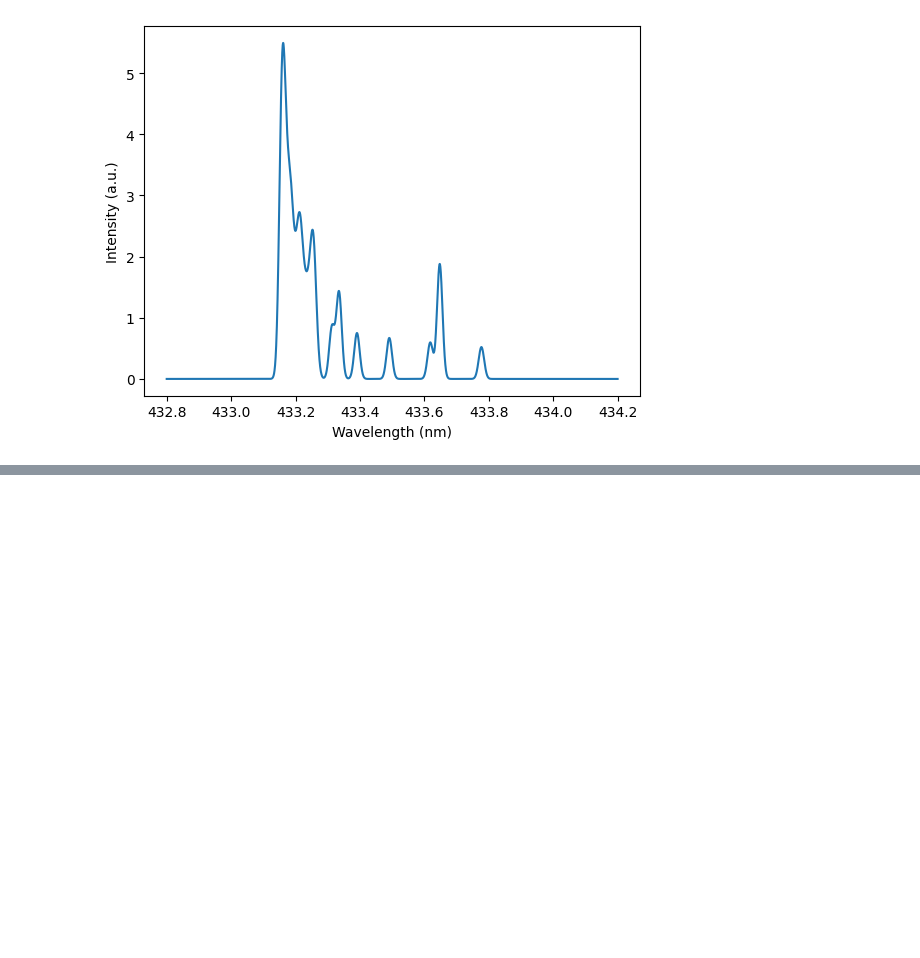
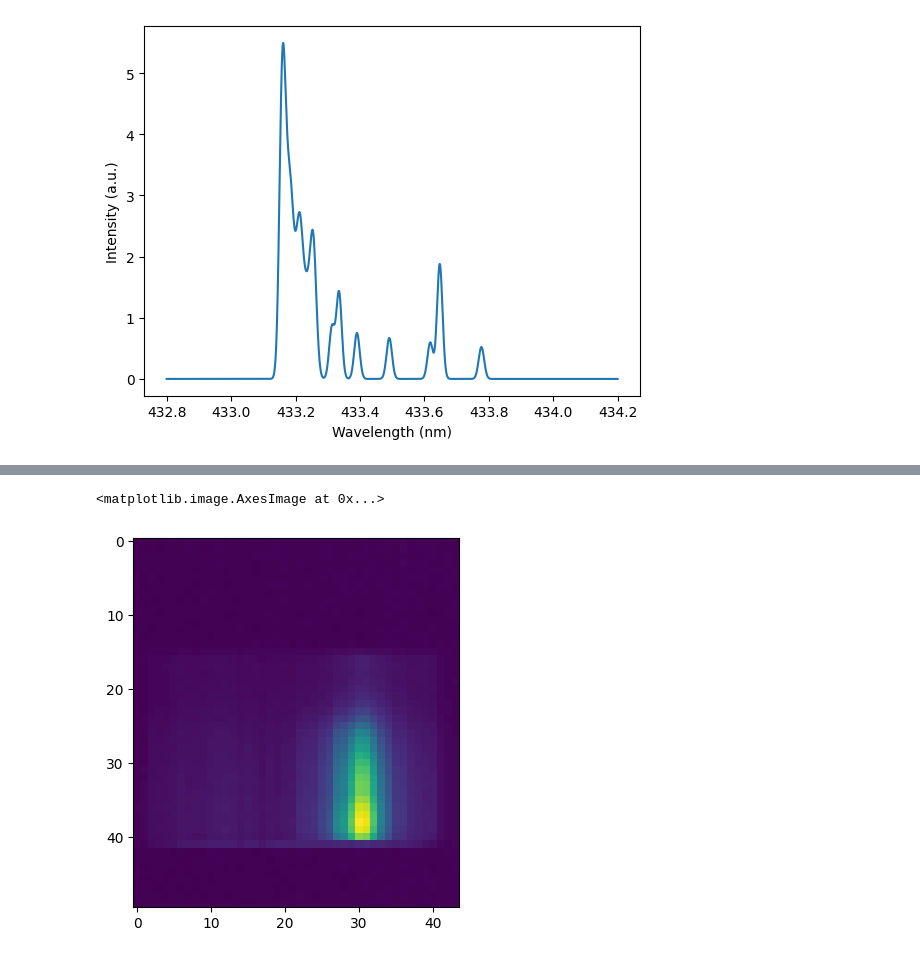
Before and after one commit to queezz/bh-molecule, a Jupyter notebook: examples/runit.ipynb, the cells around one changed output, grey strips where cells are left out. Saved outputs shown, nothing was run; the diff lists cells and outputs as text; code cells hidden in the pictures; blank space fills up the shorter version.

```diff
--- a/examples/runit.ipynb
+++ b/examples/runit.ipynb
@@ -37,0 +40,5 @@ vis133m.band_heatmap(rec)
+# %%
+plt.imshow(spect)
+# %% [output]
+<matplotlib.image.AxesImage at 0x...>
+[figure, added]
```
Also changed, not shown: parts of 9 cells of this notebook, 11 other files.
